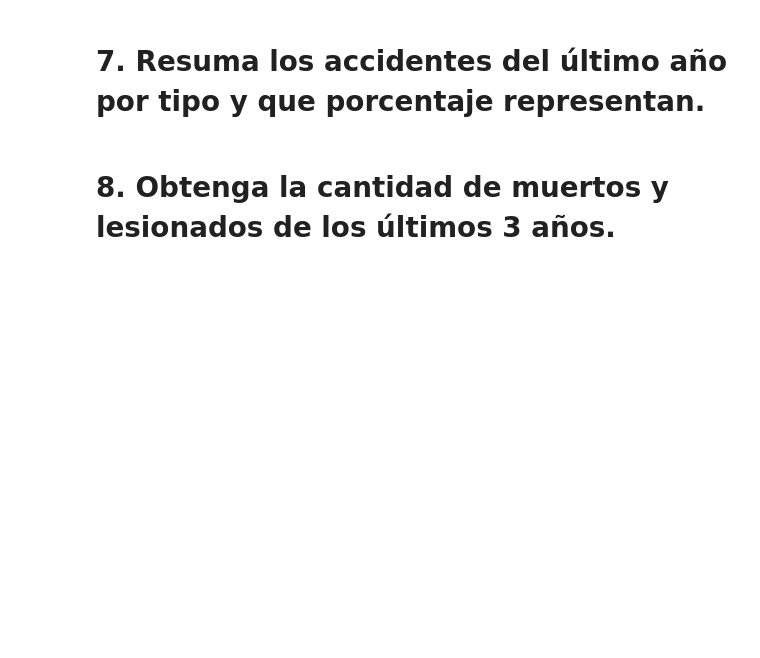
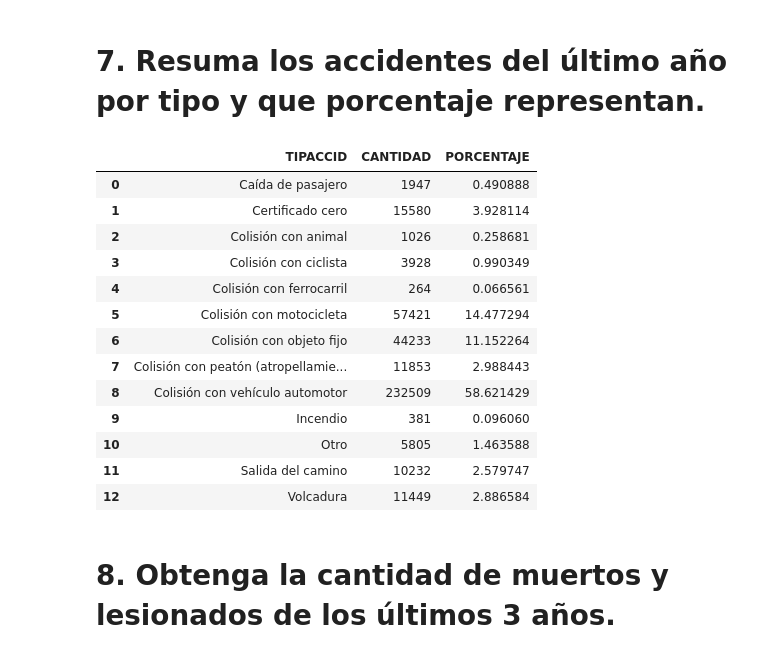
Before and after one commit to BrayanAviles/ATUS-Ejercicios, a Jupyter notebook: atus.ipynb, the cells around one changed output. Cells and saved outputs as stored; diff of their text form; code cells hidden in the pictures; blank space fills up the shorter version.

```diff
--- a/atus.ipynb
+++ b/atus.ipynb
@@ -71,6 +72,27 @@ dataset
 # 6. Determine cual municipio de cada estado tuvo más meses sin accidentes.
 # %% [markdown]
 # 7. Resuma los accidentes del último año por tipo y que porcentaje representan.
+# %%
+accidentes_2023 = dataset[dataset["ANIO"] == 2023]
+resumen_accidentes = accidentes_2023.groupby('TIPACCID').size().reset_index(name='CANTIDAD')
+total_accidentes = resumen_accidentes['CANTIDAD'].sum()
+resumen_accidentes['PORCENTAJE'] = (resumen_accidentes['CANTIDAD'] / total_accidentes) * 100
+resumen_accidentes
+# %% [output]
+|  | TIPACCID | CANTIDAD | PORCENTAJE |
+| 0 | Caída de pasajero | 1947 | 0.490888 |
+| 1 | Certificado cero | 15580 | 3.928114 |
+| 2 | Colisión con animal | 1026 | 0.258681 |
+| 3 | Colisión con ciclista | 3928 | 0.990349 |
+| 4 | Colisión con ferrocarril | 264 | 0.066561 |
+| 5 | Colisión con motocicleta | 57421 | 14.477294 |
+| 6 | Colisión con objeto fijo | 44233 | 11.152264 |
+| 7 | Colisión con peatón (atropellamie... | 11853 | 2.988443 |
+| 8 | Colisión con vehículo automotor | 232509 | 58.621429 |
+| 9 | Incendio | 381 | 0.096060 |
+| 10 | Otro | 5805 | 1.463588 |
+| 11 | Salida del camino | 10232 | 2.579747 |
+| 12 | Volcadura | 11449 | 2.886584 |
 # %% [markdown]
 # 8. Obtenga la cantidad de muertos y lesionados de los últimos 3 años.
 # %%
```
Also changed, not shown: parts of 10 cells of this notebook, 1 other file.
